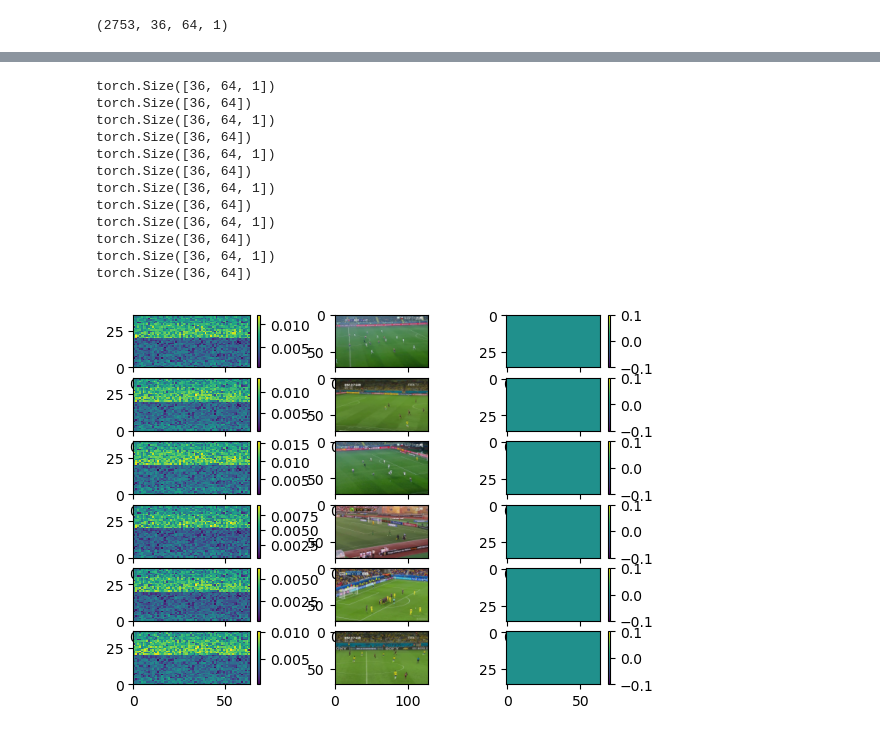
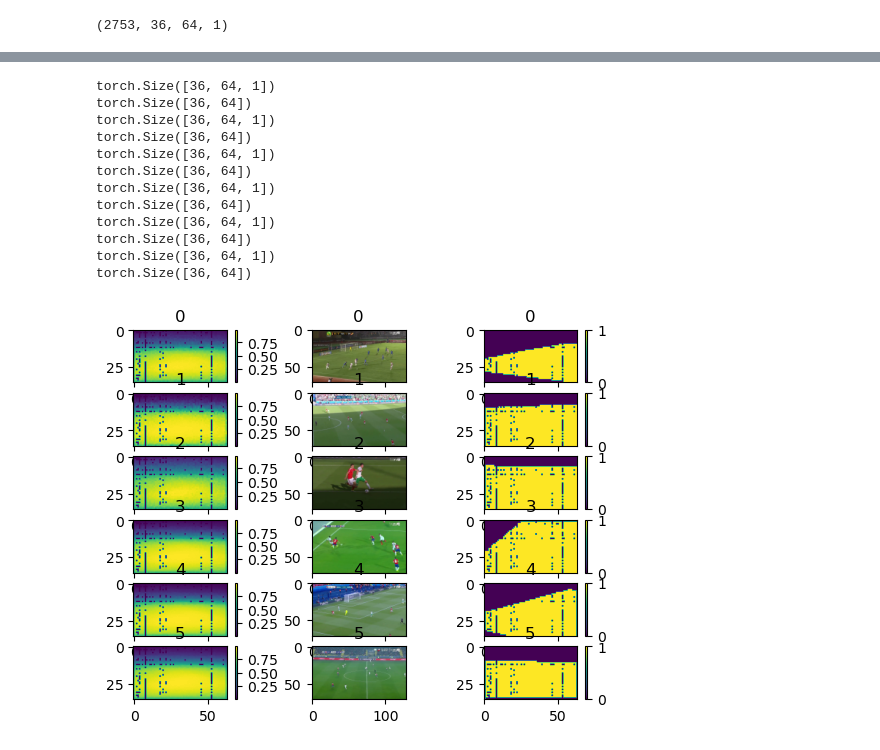
Before and after one commit to patrick-naylor/Soccer-Field-Detection, a Jupyter notebook: model.ipynb, the cells around one changed output, grey strips where cells are left out. Cells and saved outputs as stored; diff of their text form; code cells hidden in the pictures.

```diff
--- a/model.ipynb
+++ b/model.ipynb
@@ -17,18 +22,26 @@ device = torch.device('mps')
 # %%
 
-images_paths = glob.glob(image_path + '*.jpg')
-mask_paths = glob.glob(image_path + '*.npy')
+images_paths = list(glob.glob(image_path + '*.jpg'))
 scale_percent = 10
 
 images = []
 masks = []
-for (img, msk) in zip(images_paths, mask_paths):
+for (img) in (images_paths):
+    msk = f'{image_path}{img[59:-4]}.npy'
     image = cv2.cvtColor(cv2.imread(img), cv2.COLOR_BGR2RGB)
     width = int(image.shape[1] * scale_percent / 100)
     height = int(image.shape[0] * scale_percent / 100)
     images.append(cv2.resize(image, (width, height), interpolation = cv2.INTER_AREA))
     mask = np.load(msk).T
-    mask = np.expand_dims(mask[25: -25, 25: -25], axis=2)
-    mask = np.resize(mask, (36, 64, 1))
+    mask = mask[25: -25, 25: -25]
+    x = np.linspace(0, 1, mask.shape[0])
+    y = np.linspace(0, 1, mask.shape[1])
+    f = interpolate.interp2d(y, x, mask, kind='linear')
+
+    x2 = np.linspace(0, 1, 36)
+    y2 = np.linspace(0, 1, 64)
+
+    mask = f(y2, x2)
+    mask = np.expand_dims(mask, axis=2)
 
     masks.append(mask)
@@ -66,7 +88,7 @@ batch_size = 8
 transformed_dataset = imageDataset(X=images_arr, y=masks_arr)
 train_set, val_set = torch.utils.data.random_split(transformed_dataset, [2000, 753])
 train_dl = DataLoader(train_set, batch_size, shuffle=True)
-val_dl = DataLoader(val_set, 1, shuffle=True)
+val_dl = DataLoader(val_set, 1)
 # %%
 class Model(nn.Module):
     def __init__(self):
@@ -138,32 +160,35 @@ with torch.no_grad():
     for idx, (images, labels) in enumerate(val_dl):
         images = images.to(device)
         labels = labels.to(device)
         image = images[0,:,:,:]
         mask = labels[0,:,:,:]
         print(mask.size())
         output = model(images).reshape(36, 64)
         plt.subplot(6,3,(idx*3)+1)
-        plt.pcolormesh(torch.Tensor.cpu(F.sigmoid(output)))
+        plt.imshow(torch.Tensor.cpu(F.sigmoid(output)))
         plt.colorbar()
+        plt.title(idx)
         plt.subplot(6,3,(3*idx)+2)
         plt.imshow(torch.Tensor.cpu(image).permute(1, 2, 0))
+        plt.title(idx)
         plt.subplot(6,3,(3*idx)+3)
         plt.imshow(torch.Tensor.cpu(mask))
         plt.colorbar()
+        plt.title(idx)
         print(output.size())
         if idx == 5:
             break
 # %% [output]
 torch.Size([36, 64, 1])
 torch.Size([36, 64])
 torch.Size([36, 64, 1])
 torch.Size([36, 64])
 torch.Size([36, 64, 1])
 torch.Size([36, 64])
 torch.Size([36, 64, 1])
 torch.Size([36, 64])
 torch.Size([36, 64, 1])
 torch.Size([36, 64])
 torch.Size([36, 64, 1])
 torch.Size([36, 64])
-[figure, old version]
+[figure, new version]
```
Also changed, not shown: parts of 5 cells of this notebook.
